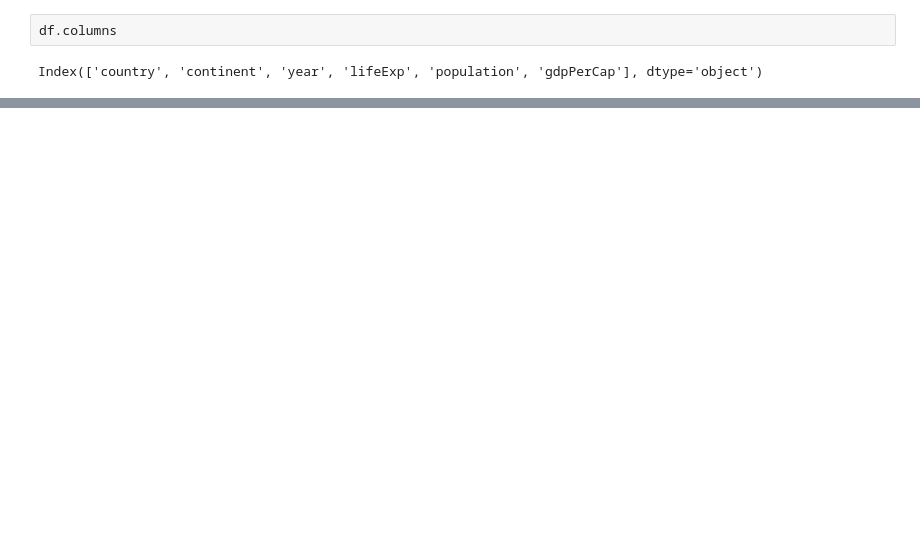
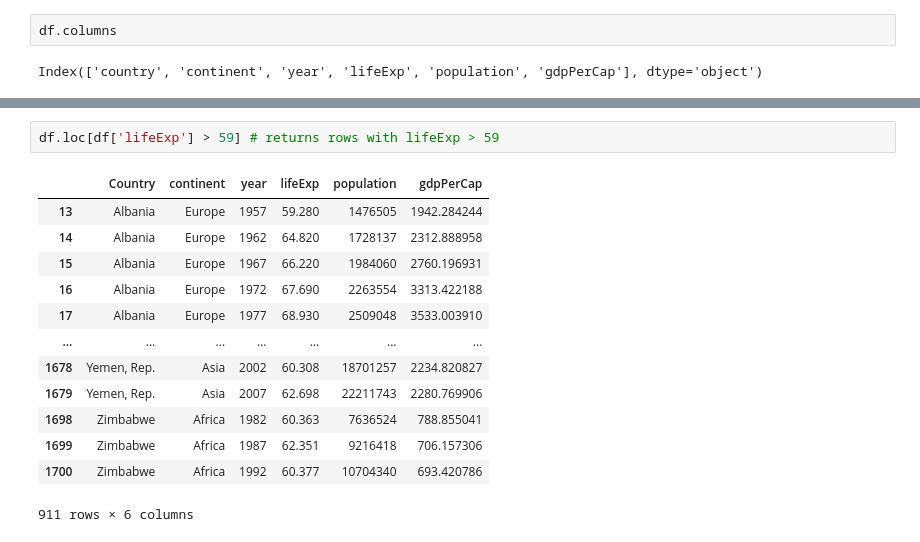
Before and after one commit to anant15/dl-tensorflow, a Jupyter notebook: 2-Pandas.ipynb, the cells around one changed output, grey strips where cells are left out. Cells and saved outputs as stored; diff of their text form; blank space fills up the shorter version.

```diff
--- a/2-Pandas.ipynb
+++ b/2-Pandas.ipynb
@@ -92,0 +289,16 @@ Index(['country', 'continent', 'year', 'lifeExp', 'population', 'gdpPerCap'], dt
+# %%
+df.loc[df['lifeExp'] > 59] # returns rows with lifeExp > 59
+# %% [output]
+|  | Country | continent | year | lifeExp | population | gdpPerCap |
+| 13 | Albania | Europe | 1957 | 59.280 | 1476505 | 1942.284244 |
+| 14 | Albania | Europe | 1962 | 64.820 | 1728137 | 2312.888958 |
+| 15 | Albania | Europe | 1967 | 66.220 | 1984060 | 2760.196931 |
+| 16 | Albania | Europe | 1972 | 67.690 | 2263554 | 3313.422188 |
+| 17 | Albania | Europe | 1977 | 68.930 | 2509048 | 3533.003910 |
+| ... | ... | ... | ... | ... | ... | ... |
+| 1678 | Yemen, Rep. | Asia | 2002 | 60.308 | 18701257 | 2234.820827 |
+| 1679 | Yemen, Rep. | Asia | 2007 | 62.698 | 22211743 | 2280.769906 |
+| 1698 | Zimbabwe | Africa | 1982 | 60.363 | 7636524 | 788.855041 |
+| 1699 | Zimbabwe | Africa | 1987 | 62.351 | 9216418 | 706.157306 |
+| 1700 | Zimbabwe | Africa | 1992 | 60.377 | 10704340 | 693.420786 |
+911 rows × 6 columns
```
Also changed, not shown: parts of 70 cells of this notebook, 2 other files.
